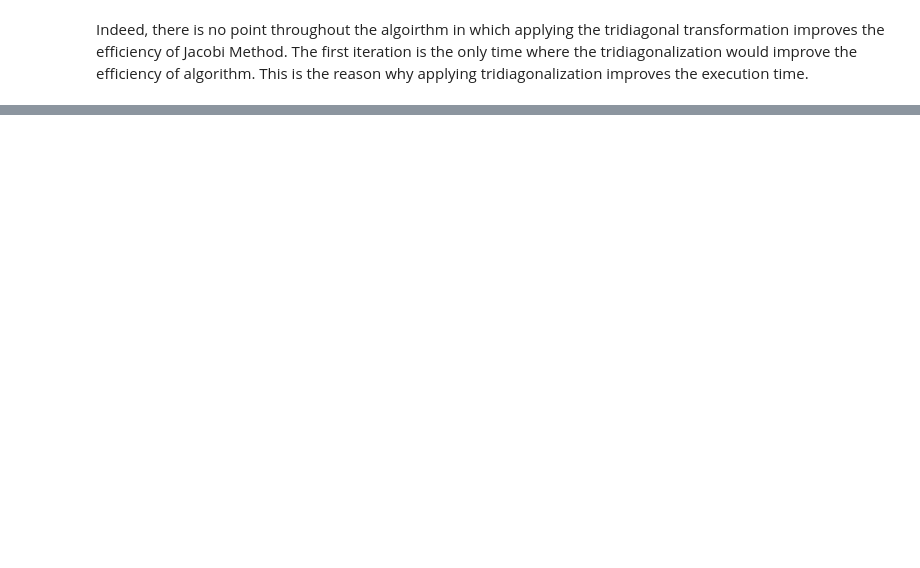
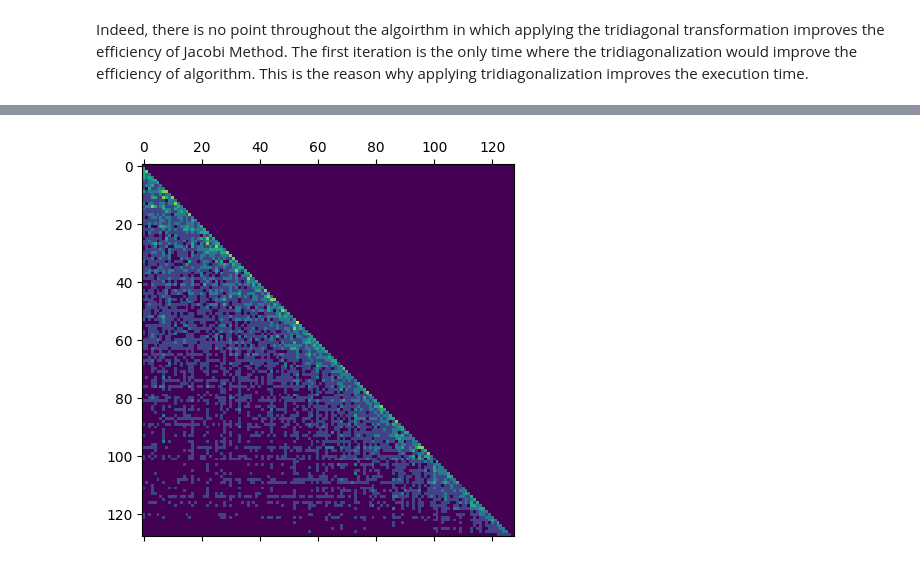
Before and after one commit to Fnixya/Go_Practice, a Jupyter notebook: opt4/Extra_Assigment_04.ipynb, the cells around one changed output, grey strips where cells are left out. Drawn from its saved outputs; the diff is of its cells as text; code cells hidden in the pictures; blank space fills up the shorter version.

```diff
--- a/opt4/Extra_Assigment_04.ipynb
+++ b/opt4/Extra_Assigment_04.ipynb
@@ -293,0 +293,93 @@ Indeed, there is no point throughout the algoirthm in which applying the tridiag
+# %%
+class TestJacobiMethod():
+    @classmethod
+    def sum(cls, D, n):
+        return np.sqrt(np.sum(np.diag(D)**2)/n)
+
+    @classmethod
+    def solve(cls, A: np.ndarray, tol=10e-4):
+        """
+        Jacobi method for finding eigenvalues and eigenvectors of a matrix A.
+        """
+        # Initialize V, D, and parameters:
+        n = A.shape[0]
+        D = A.copy().astype(float)
+        V = np.eye(n)
+
+        # Calculate row p and column q of the off-diagonal element of greatest magnitude in D:
+        matrix = np.tril(np.abs(D - np.diag(np.diag(D))),-1)
+        p, q = np.unravel_index(np.argmax(matrix), matrix.shape)
+        its = [(p, q)]
+        while np.abs(D[p, q]) > tol*cls.sum(D, n):
+            # Compute rotation parameters
+            beta = (D[q, q] - D[p, p]) / (2 * D[p, q])
+            t = np.sign(beta) / (np.abs(beta) + np.sqrt(beta**2 + 1))
+            c = 1 / np.sqrt(1 + t**2)
+            s = c * t
+            R = np.array([[c, s], [-s, c]])
+
+            # Zero out D_pq and D_qp and update V
+            D[[p, q], :] = R.T @ D[[p, q], :]
+            D[:, [p, q]] = D[:, [p, q]] @ R
+            V[:, [p, q]] = V[:, [p, q]] @ R
+
+            # Update row p and column q of the off-diagonal element of greatest magnitude in D for the next iteration:
+            its.append((p, q))
+            matrix = np.tril(np.abs(D - np.diag(np.diag(D))),-1)
+            p, q = np.unravel_index(np.argmax(matrix), matrix.shape)
+
+        return np.diag(D), V, its
+
+class TestTriJacobiMethod():
+    @classmethod
+    def sum(cls, D, n):
+        return np.sqrt(np.sum(np.diag(D)**2)/n)
+
+    @classmethod
+    def solve(cls, A: np.ndarray, tol=10e-4):
+        """
+        Jacobi method for finding eigenvalues and eigenvectors of a matrix A.
+        """
+        # Initialize V, D, and parameters:
+        n = A.shape[0]
+        D = mt.to_upper_hessenberg(A)
+        V = np.eye(n)
+
+        # Calculate row p and column q of the off-diagonal element of greatest magnitude in D:
+        matrix = np.tril(np.abs(D - np.diag(np.diag(D))),-1)
+        p, q = np.unravel_index(np.argmax(matrix), matrix.shape)
+        its = [(p, q)]
+        while np.abs(D[p, q]) > tol*cls.sum(D, n):
+            # Compute rotation parameters
+            beta = (D[q, q] - D[p, p]) / (2 * D[p, q])
+            t = np.sign(beta) / (np.abs(beta) + np.sqrt(beta**2 + 1))
+            c = 1 / np.sqrt(1 + t**2)
+            s = c * t
+            R = np.array([[c, s], [-s, c]])
+
+            # Zero out D_pq and D_qp and update V
+            D[[p, q], :] = R.T @ D[[p, q], :]
+            D[:, [p, q]] = D[:, [p, q]] @ R
+            V[:, [p, q]] = V[:, [p, q]] @ R
+
+            # Update row p and column q of the off-diagonal element of greatest magnitude in D for the next iteration:
+            its.append((p, q))
+            matrix = np.tril(np.abs(D - np.diag(np.diag(D))),-1)
+            p, q = np.unravel_index(np.argmax(matrix), matrix.shape)
+
+        return np.diag(D), V, its
+
+
+heatmap1 = np.zeros((N_values[-1], N_values[-1]))
+for coords in TestJacobiMethod.solve(matrices[-1])[2]:
+    heatmap1[coords[0], coords[1]] += 1
+
+heatmap2 = np.zeros((N_values[-1], N_values[-1]))
+for coords in TestTriJacobiMethod.solve(matrices[-1])[2]:
+    heatmap2[coords[0], coords[1]] += 1
+
+plt.matshow(heatmap1)
+plt.matshow(heatmap2)
+plt.show()
+# %% [output]
+[figure, added]
```
Also changed, not shown: parts of 13 cells of this notebook.
